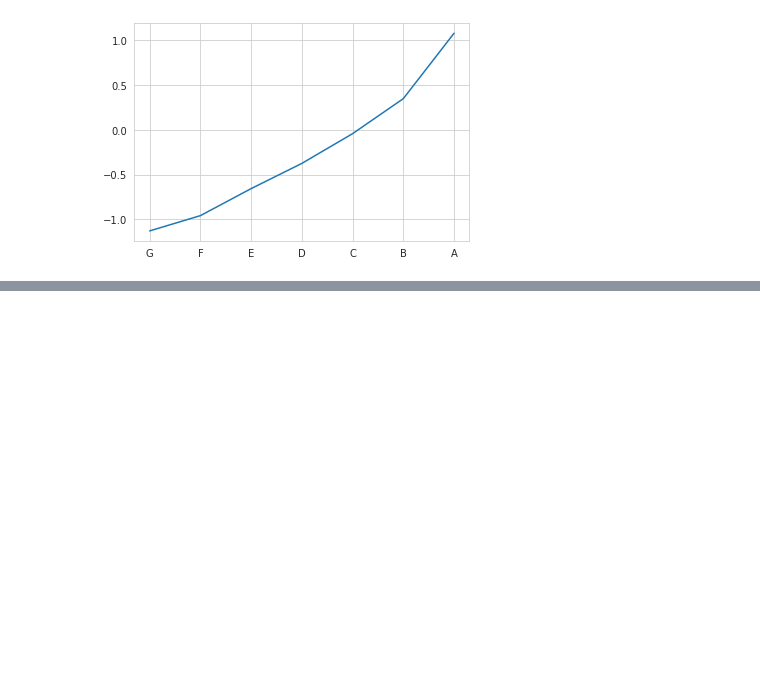
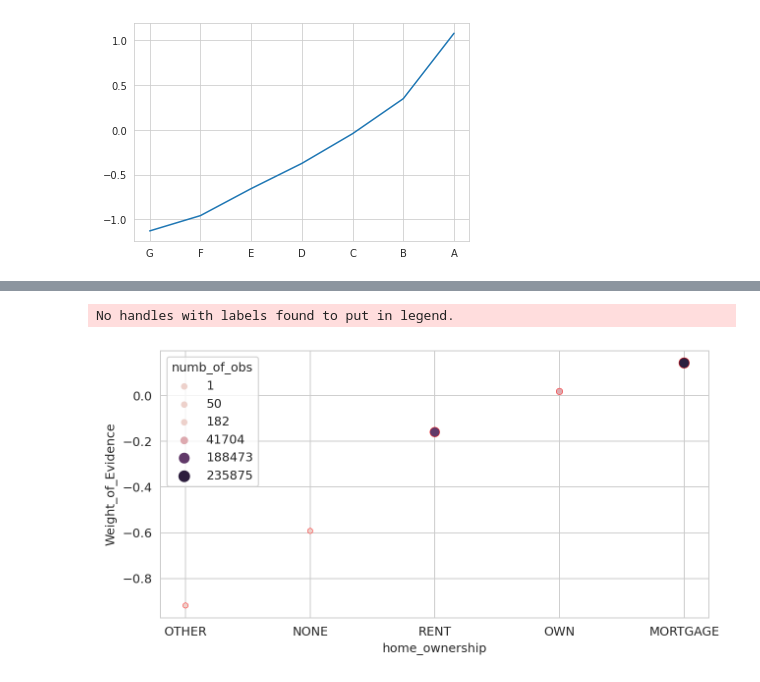
Before and after one commit to EmilSeyfullayev/Credit_Risk_Modeling_in_Python, a Jupyter notebook: General_processing.ipynb, the cells around one changed output, grey strips where cells are left out. Saved outputs shown, nothing was run; the diff lists cells and outputs as text; code cells hidden in the pictures; blank space fills up the shorter version.

```diff
--- a/General_processing.ipynb
+++ b/General_processing.ipynb
@@ -746,0 +721,3 @@ vis_WoE(grade_df, 'grade')
+# %%
+df_home_ownership = WoE_and_IV(df, 'home_ownership')
+df_home_ownership
@@ -746,0 +732,8 @@ vis_WoE(grade_df, 'grade')
+# %%
+vis_WoE(df_home_ownership) # category Any was not visualised because it was inf
+# category OTHER and NONE have very few observations
+# OWN has quite higher weight of evidence than previous
+# MORTGAGE has higher number of observations and WoE as well
+# %% [output]
+No handles with labels found to put in legend.
+[figure, added]
```
Also changed, not shown: parts of 7 cells of this notebook.
